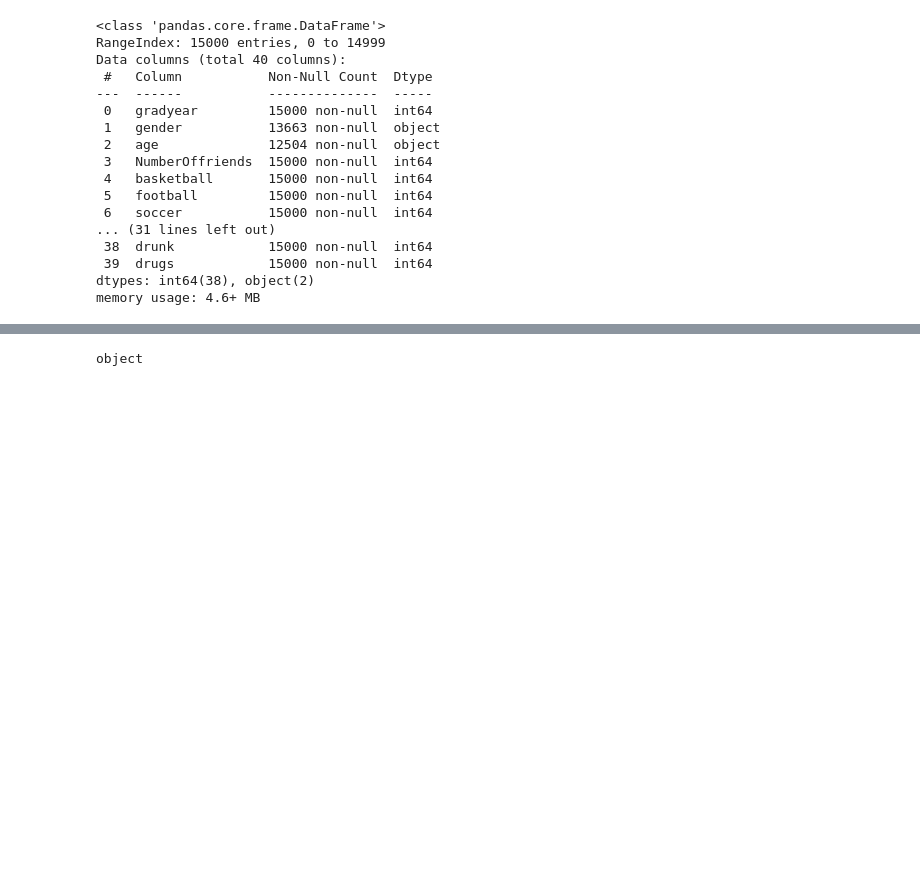
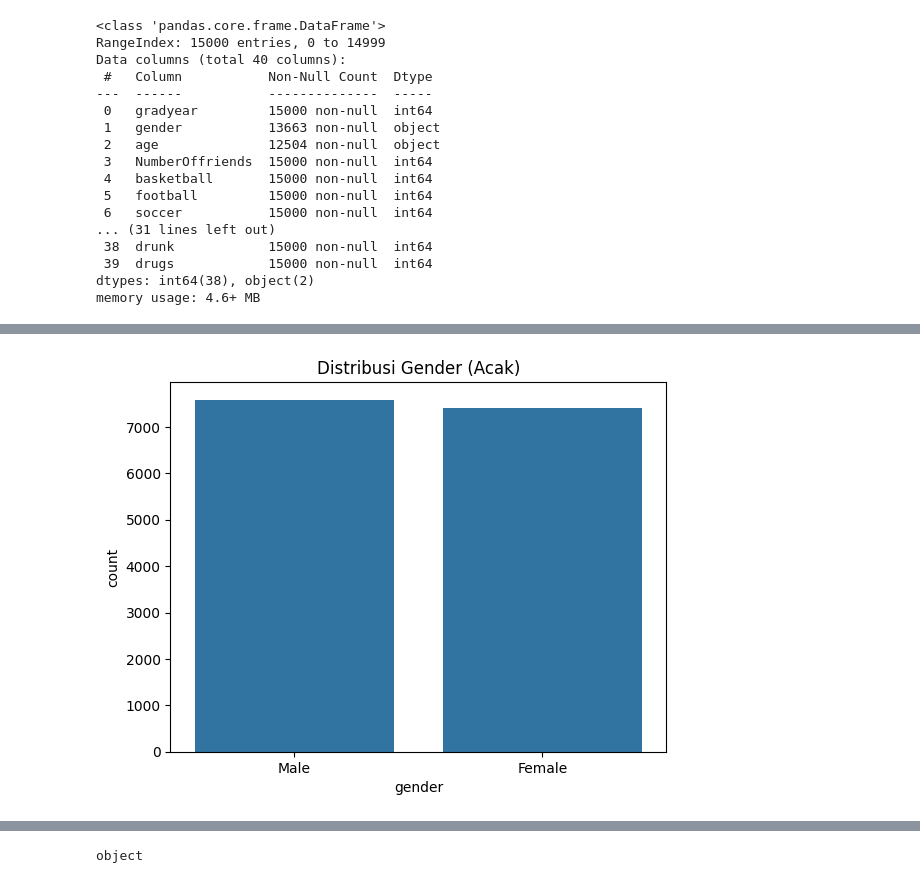
Before and after one commit to maulanycitra/Proyek-Machine-Learning-Dicoding-Maulany-Citra-Pandini, a Jupyter notebook: [Clustering]_Submission_Akhir_BMLP_Maulany_Citra_Pandini.ipynb, the cells around one changed output, grey strips where cells are left out. Cells and saved outputs as stored; diff of their text form; code cells hidden in the pictures; blank space fills up the shorter version.

```diff
--- a/[Clustering]_Submission_Akhir_BMLP_Maulany_Citra_Pandini.ipynb
+++ b/[Clustering]_Submission_Akhir_BMLP_Maulany_Citra_Pandini.ipynb
@@ -98,0 +168,31 @@ memory usage: 4.6+ MB
+# %%
+# Cek isi unik awal kolom gender (buat bantu debug juga)
+print("Isi unik awal kolom gender:", df['gender'].unique())
+
+# Bersihkan dan map gender
+df['gender'] = df['gender'].astype(str).str.strip().map({
+    'F': 'Female', 'M': 'Male',
+    '0': 'Female', '1': 'Male',
+    'False': 'Female', 'True': 'Male'
+})
+
+# Cek apakah masih ada data valid untuk mode
+if df['gender'].notna().sum() > 0:
+    most_common_gender = df['gender'].mode().iloc[0]
+    df['gender'].fillna(most_common_gender, inplace=True)
+else:
+    print("Tidak ada nilai gender yang valid untuk digunakan sebagai mode.")
+
+# Cek hasil akhir
+print(df['gender'].value_counts(dropna=False))
+print(df[['gender']].head())
+
+# Visualisasi (hanya jika ada data valid)
+if df['gender'].notna().sum() > 0:
+    sns.countplot(x='gender', data=df)
+    plt.title('Distribusi Gender')
+    plt.xlabel('Gender')
+    plt.ylabel('Jumlah')
+    plt.show()
+else:
+    print("Tidak ada data gender yang valid untuk divisualisasikan.")
@@ -98,0 +223,15 @@ memory usage: 4.6+ MB
+# %%
+import numpy as np
+
+# Isi kolom gender dengan acak 'Male' atau 'Female'
+df['gender'] = np.random.choice(['Male', 'Female'], size=len(df))
+
+# Visualisasi distribusi gender
+import seaborn as sns
+import matplotlib.pyplot as plt
+
+sns.countplot(x='gender', data=df)
+plt.title('Distribusi Gender (Acak)')
+plt.show()
+# %% [output]
+[figure, added]
```
Also changed, not shown: parts of 24 cells of this notebook, 1 other file.
